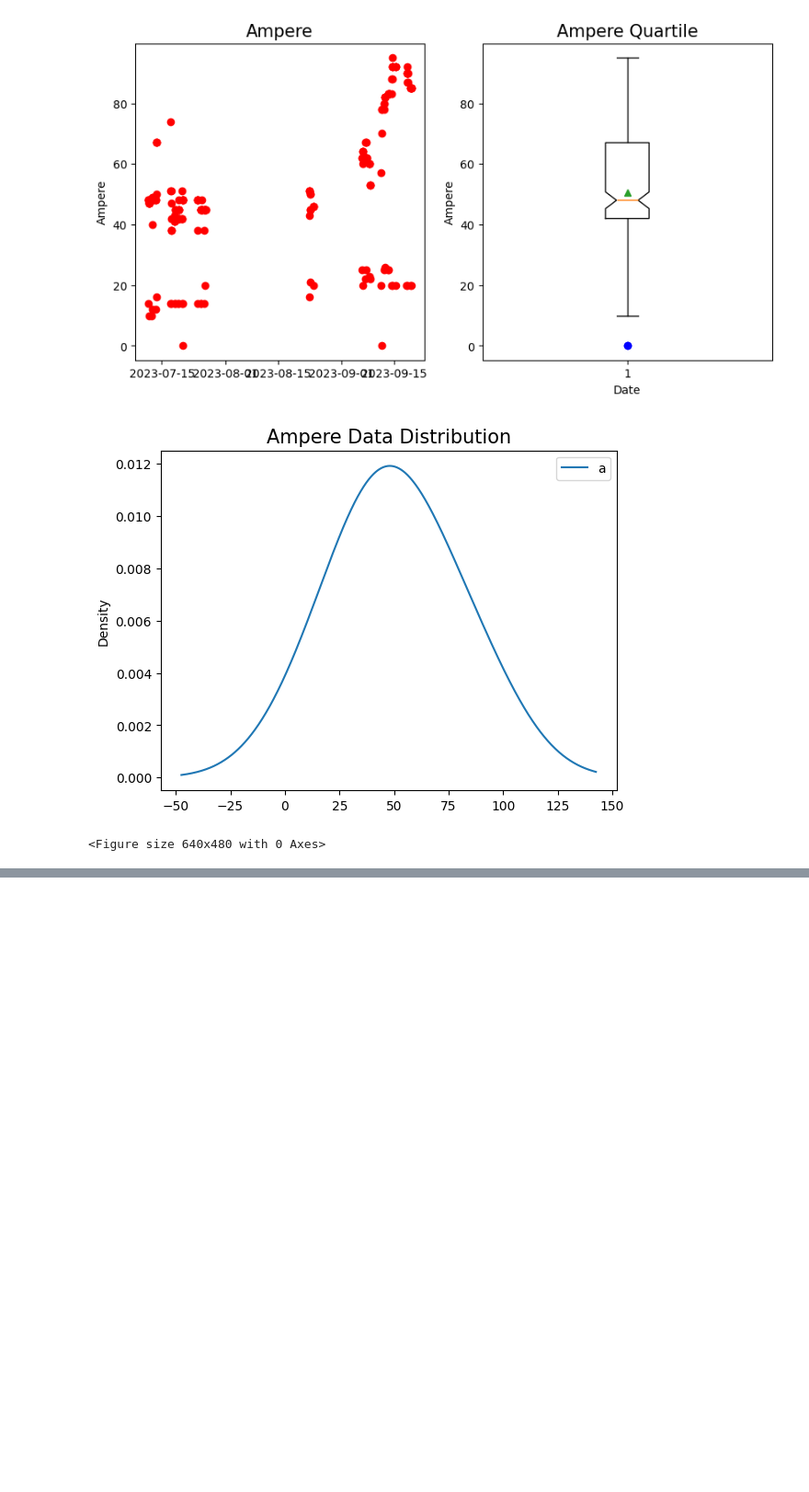
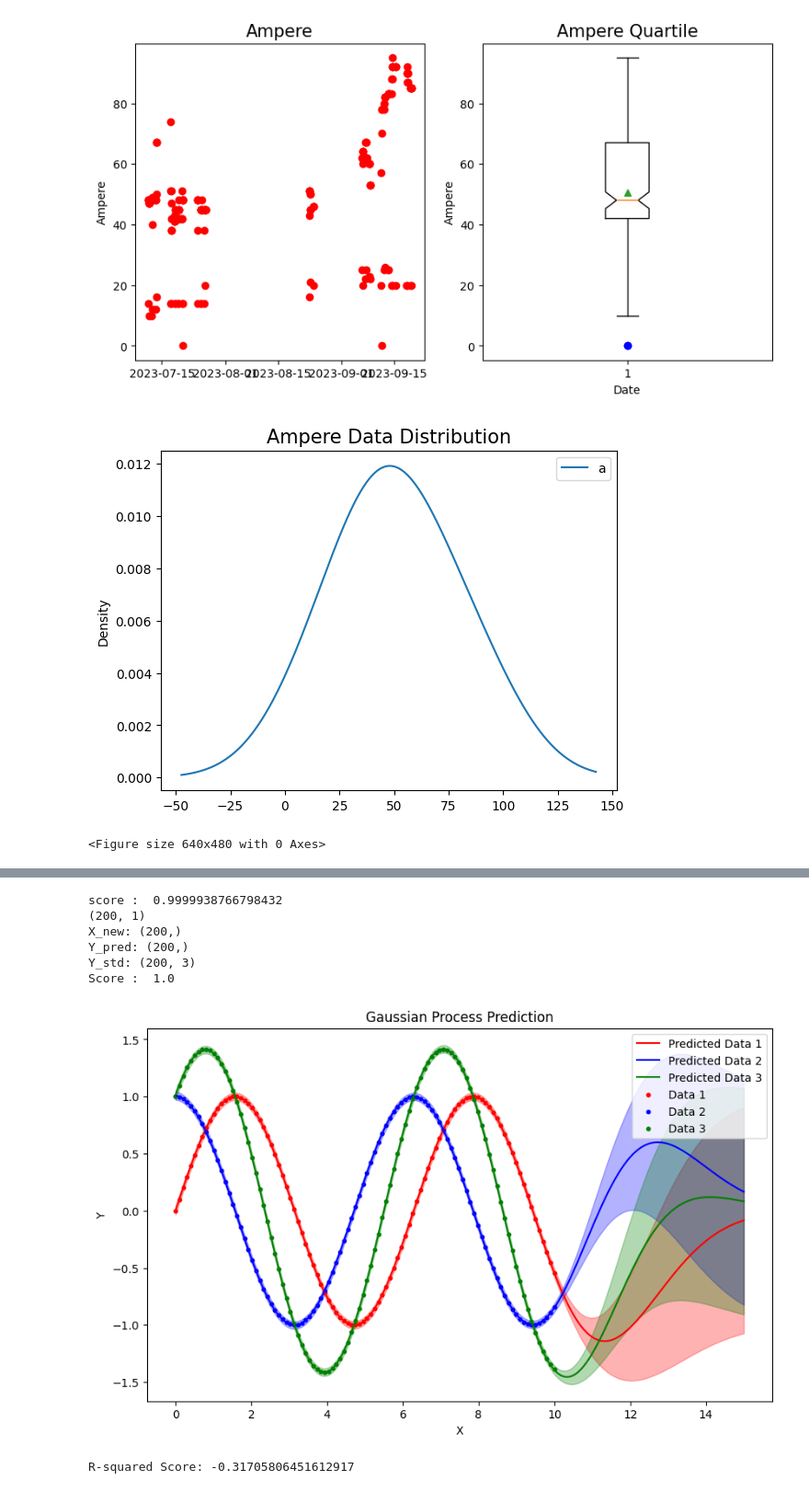
Before and after one commit to elecun/flame-ffc-model, a Jupyter notebook: basic.ipynb, the cells around one changed output, grey strips where cells are left out. Shown at 92% size. Drawn from its saved outputs; the diff is of its cells as text; code cells hidden in the pictures; blank space fills up the shorter version.

Commit message:
updated for MGP modeling

```diff
--- a/basic.ipynb
+++ b/basic.ipynb
@@ -197,0 +362,80 @@ print(date)
+# %%
+import numpy as np
+from sklearn.gaussian_process import GaussianProcessRegressor
+from sklearn.gaussian_process.kernels import RBF, WhiteKernel, DotProduct
+import matplotlib.pyplot as plt
+
+# 3가지 시계열 데이터 생성
+size = 100
+t = np.linspace(0, 10, size)
+data1 = np.sin(t)
+data2 = np.cos(t)
+data3 = np.sin(t) + np.cos(t)
+
+# 가우시안 프로세스 모델 정의
+X = t.reshape(-1, 1)
+y = np.column_stack((data1, data2, data3))
+kernel = RBF(length_scale=1.0, length_scale_bounds=(1e-1, 10.0)) + WhiteKernel(noise_level=1, noise_level_bounds=(1e-3, 1e3))
+# kernel = DotProduct() + WhiteKernel()
+gp = GaussianProcessRegressor(kernel=kernel, n_restarts_optimizer=10).fit(X,y) # train model
+
+print("score : ", gp.score(X,y))
+
+# 새로운 데이터에 대한 예측
+new_t = np.linspace(0, 15, 200)
+X_new = new_t.reshape(-1, 1)
+print(X_new.shape)
+y_pred, y_std = gp.predict(X_new, return_std=True)
+
+# 결과 출력
+print("X_new:", X_new.ravel().shape)
+print("Y_pred:", y_pred[:,0].ravel().shape)
+print("Y_std:", y_std.shape)
+print("Score : ", gp.score(X_new, y_pred))
+
+plt.figure(figsize=(10, 6))
+plt.plot(X_new.ravel(), y_pred[:, 0], 'r', label='Predicted Data 1')
+plt.fill_between(X_new.ravel(), y_pred[:, 0] - y_std[:,0], y_pred[:, 0] + y_std[:,0], alpha=0.3, color='r')
+
+plt.plot(X_new, y_pred[:, 1], 'b', label='Predicted Data 2')
+plt.fill_between(X_new.ravel(), y_pred[:, 1] - y_std[:,1], y_pred[:, 1] + y_std[:,1], alpha=0.3, color='b')
+
+plt.plot(X_new, y_pred[:, 2], 'g', label='Predicted Data 3')
+plt.fill_between(X_new.ravel(), y_pred[:, 2] - y_std[:,2], y_pred[:, 2] + y_std[:,2], alpha=0.3, color='g')
+
+plt.scatter(X, y[:, 0], c='r', label='Data 1', s=10)
+plt.scatter(X, y[:, 1], c='b', label='Data 2', s=10)
+plt.scatter(X, y[:, 2], c='g', label='Data 3', s=10)
+
+plt.xlabel('X')
+plt.ylabel('Y')
+plt.title('Gaussian Process Prediction')
+plt.legend()
+plt.show()
+# %% [output]
+score :  0.9999938766798432
+(200, 1)
+X_new: (200,)
+Y_pred: (200,)
+Y_std: (200, 3)
+Score :  1.0
+[figure, added]
+# %%
+# K Nearest Neighbor Regression
+# 샘플수가 너무 작아서 knn과 같은 비모수적 방법에서 이웃데이터의 수에 너무 크게 작용
+from sklearn.neighbors import KNeighborsRegressor
+from sklearn.model_selection import train_test_split
+from sklearn.metrics import r2_score
+
+X = aggregated_data.loc[:,["cs_mean", "sa_mean", "velocity_mean", "tension_mean", "voltage_mean", "ampere_mean"]].values
+y = aggregated_data.loc[:, ["add_amount_brightener"]].values
+
+X_train, X_test, y_train, y_test = train_test_split(X, y, test_size=0.2, random_state=42)
+
+knn_regressor = KNeighborsRegressor(n_neighbors=5)
+knn_regressor.fit(X_train, y_train)
+predictions = knn_regressor.predict(X_test)
+
+print('R-squared Score:', r2_score(y_pred=predictions, y_true=y_test))
+# %% [output]
+R-squared Score: -0.31705806451612917
```
Also changed, not shown: parts of 10 cells of this notebook, 5 other files.
